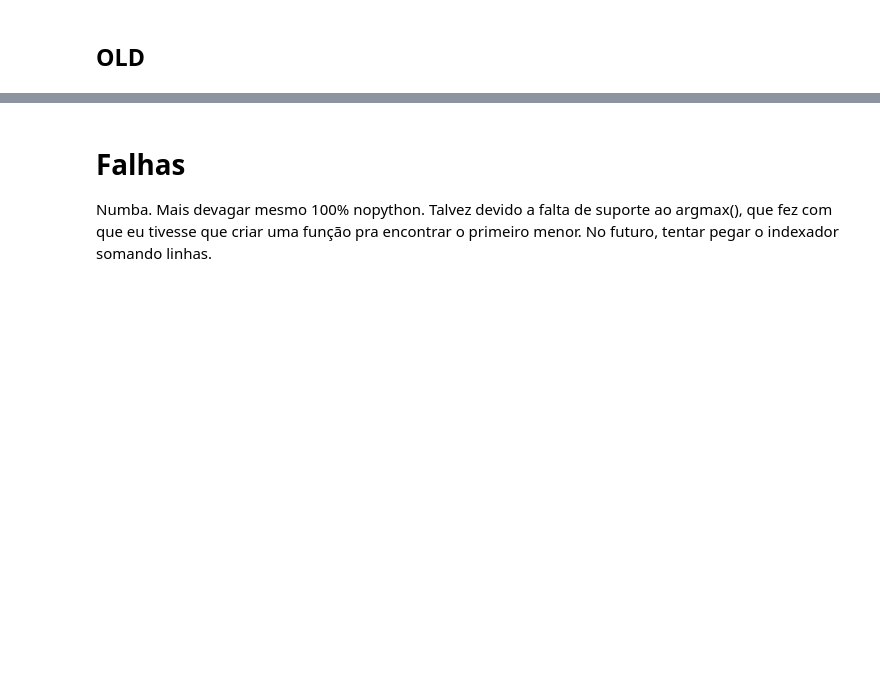
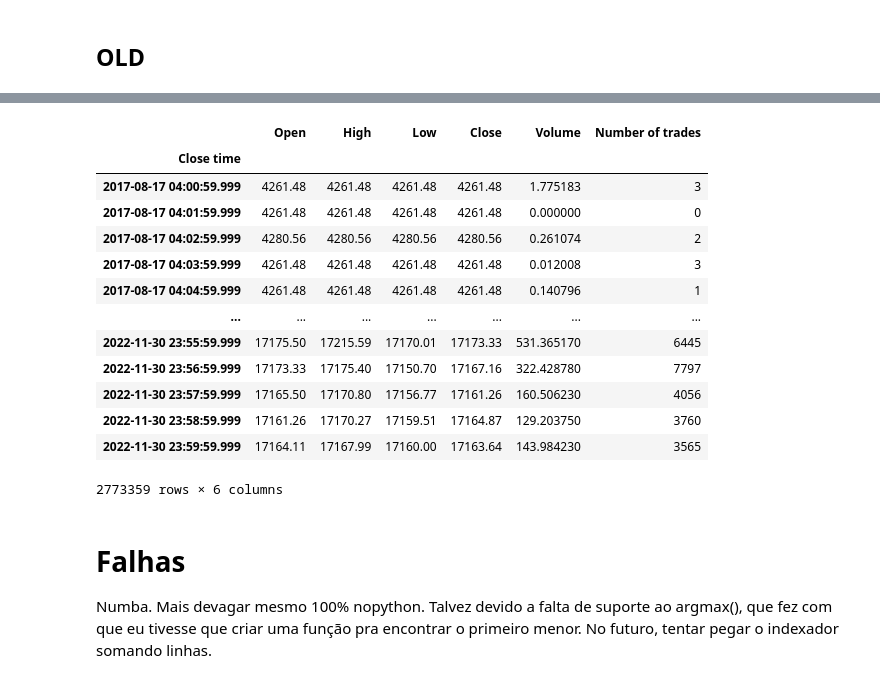
Before and after one commit to lambdavar/Artigo, a Jupyter notebook: main.ipynb, the cells around one changed output, grey strips where cells are left out. Saved outputs shown, nothing was run; the diff lists cells and outputs as text; code cells hidden in the pictures; blank space fills up the shorter version.

```diff
--- a/main.ipynb
+++ b/main.ipynb
@@ -386,3 +564,23 @@ def create_gaf(ts):
+# %%
+df = pd.read_csv(f"./Dados/Processados/BTCUSDT-1m.csv", index_col = "Close time"
+                     , usecols=["Close time","Open", "High", "Low", "Close", "Volume", "Number of trades"])
+df.index = pd.to_datetime(df.index, unit="ms")
+df
+# %% [output]
+|  | Open | High | Low | Close | Volume | Number of trades |
+| Close time |  |  |  |  |  |  |
+| 2017-08-17 04:00:59.999 | 4261.48 | 4261.48 | 4261.48 | 4261.48 | 1.775183 | 3 |
+| 2017-08-17 04:01:59.999 | 4261.48 | 4261.48 | 4261.48 | 4261.48 | 0.000000 | 0 |
+| 2017-08-17 04:02:59.999 | 4280.56 | 4280.56 | 4280.56 | 4280.56 | 0.261074 | 2 |
+| 2017-08-17 04:03:59.999 | 4261.48 | 4261.48 | 4261.48 | 4261.48 | 0.012008 | 3 |
+| 2017-08-17 04:04:59.999 | 4261.48 | 4261.48 | 4261.48 | 4261.48 | 0.140796 | 1 |
+| ... | ... | ... | ... | ... | ... | ... |
+| 2022-11-30 23:55:59.999 | 17175.50 | 17215.59 | 17170.01 | 17173.33 | 531.365170 | 6445 |
+| 2022-11-30 23:56:59.999 | 17173.33 | 17175.40 | 17150.70 | 17167.16 | 322.428780 | 7797 |
+| 2022-11-30 23:57:59.999 | 17165.50 | 17170.80 | 17156.77 | 17161.26 | 160.506230 | 4056 |
+| 2022-11-30 23:58:59.999 | 17161.26 | 17170.27 | 17159.51 | 17164.87 | 129.203750 | 3760 |
+| 2022-11-30 23:59:59.999 | 17164.11 | 17167.99 | 17160.00 | 17163.64 | 143.984230 | 3565 |
+2773359 rows × 6 columns
 # %% [markdown]
 # Falhas
 Numba. Mais devagar mesmo 100% nopython. Talvez devido a falta de suporte ao argmax(), que fez com que eu tivesse que criar uma função pra encontrar o primeiro menor. No futuro, tentar pegar o indexador somando linhas.
```
Also changed, not shown: parts of 23 cells of this notebook.
